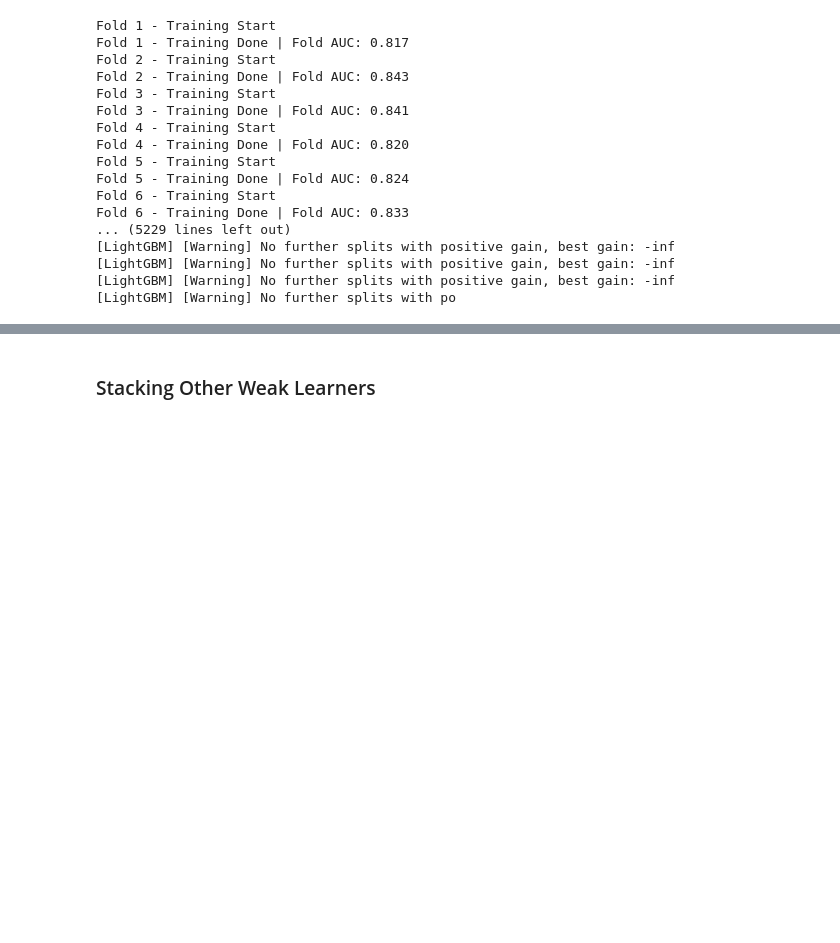
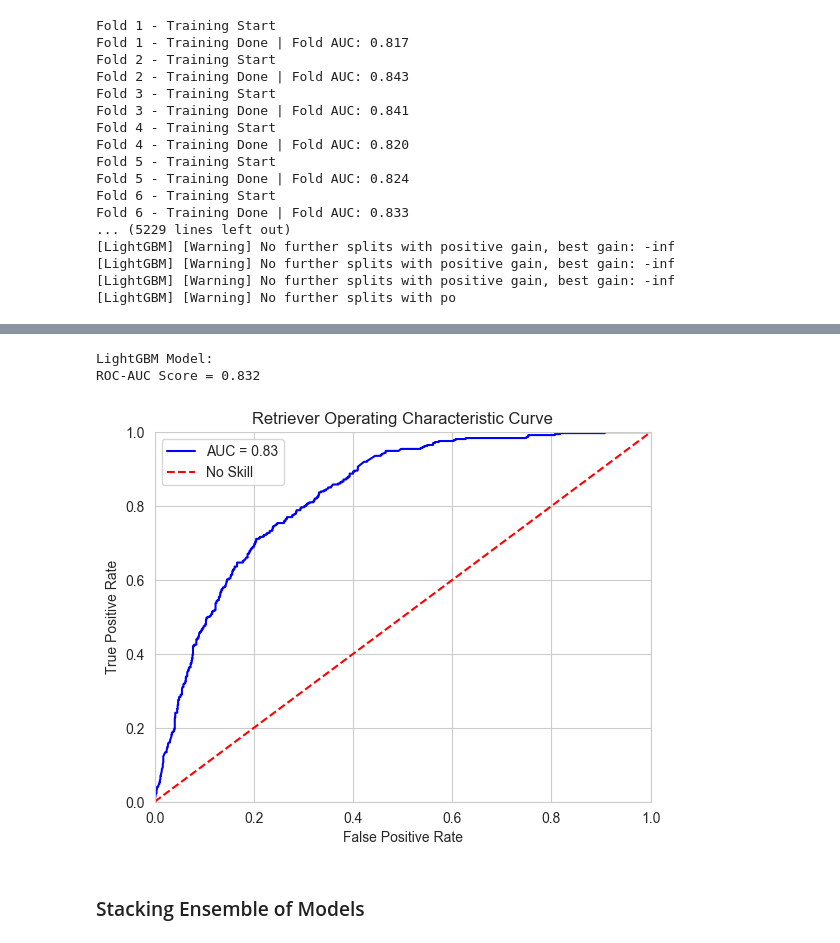
Before and after one commit to evangabe/predicting-ibm-subscription-churn, a Jupyter notebook: src/02_modeling.ipynb, the cells around one changed output, grey strips where cells are left out. Saved outputs shown, nothing was run; the diff lists cells and outputs as text; code cells hidden in the pictures; blank space fills up the shorter version.

```diff
--- a/src/02_modeling.ipynb
+++ b/src/02_modeling.ipynb
@@ -611,3 +637,12 @@ Fold 6 - Training Done | Fold AUC: 0.833
+# %%
+lgbm_model = get_model("lightgbm")
+plt, rocauc = plot_roc_curve(lgbm_model, X_test, y_test)
+print(f"LightGBM Model:\nROC-AUC Score = {rocauc:.3f}")
+plt.show()
+# %% [output]
+LightGBM Model:
+ROC-AUC Score = 0.832
+[figure, added]
 # %%
 # Stack datasets
 stacked_pretrain = np.concatenate((xgboost_pretrain, catboost_pretrain, lightgbm_pretrain), axis=1)
@@ -643,5 +678,3 @@ print(f"Stacked Ensemble Training Set".ljust(32),
         f"AUC Score\tmean={np.mean(auc_scores):.3f}\tstd={np.std(auc_scores):.3f}")
 print(f"Stacked Ensemble Testing Set".ljust(32),
         f"AUC Score={test_auc_score:.3f}")
-# %% [markdown]
-### Stacking Other Weak Learners
@@ -649,0 +681,2 @@ print(f"Stacked Ensemble Testing Set".ljust(32),
+# %% [markdown]
+### Stacking Ensemble of Models
```
Also changed, not shown: parts of 10 cells of this notebook, 13 other files.
